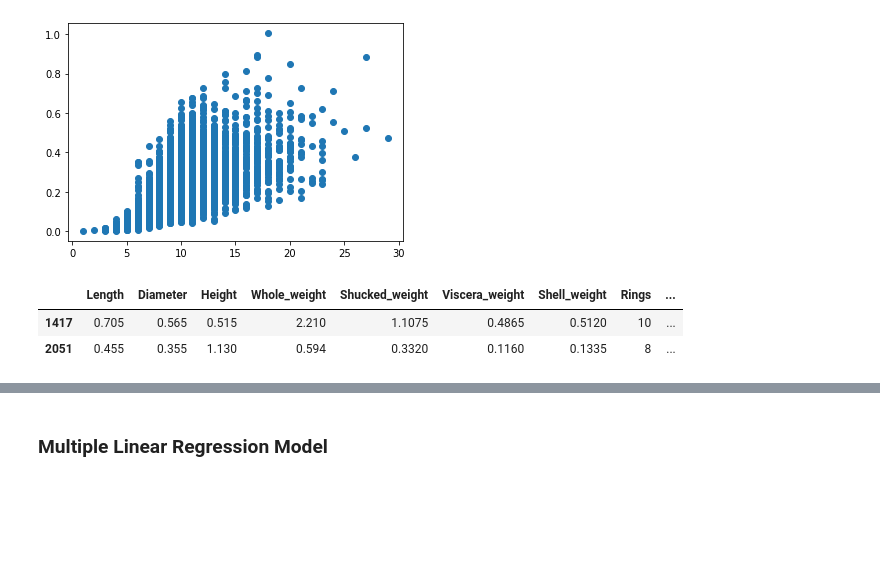
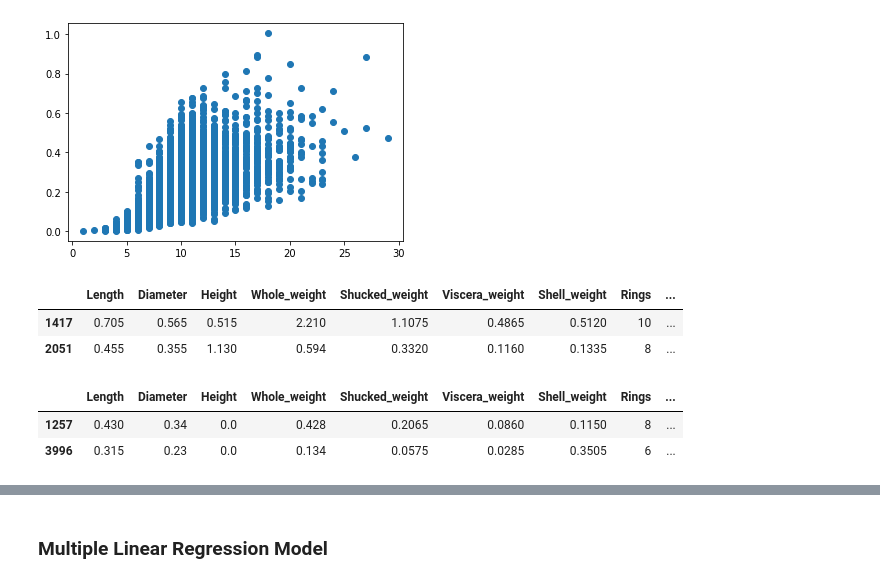
Before and after one commit to d0rtilla/AbaloneAgePredictionProject, a Jupyter notebook: Abalone_Age_Prediction.ipynb, the cells around one changed output, grey strips where cells are left out. Saved outputs shown, nothing was run; the diff lists cells and outputs as text; code cells hidden in the pictures; blank space fills up the shorter version.

```diff
--- a/Abalone_Age_Prediction.ipynb
+++ b/Abalone_Age_Prediction.ipynb
@@ -156,4 +176,10 @@ df.loc[df["Height"] > 0.4]
 |  | Length | Diameter | Height | Whole_weight | Shucked_weight | Viscera_weight | Shell_weight | Rings | ... |
 | 1417 | 0.705 | 0.565 | 0.515 | 2.210 | 1.1075 | 0.4865 | 0.5120 | 10 | ... |
 | 2051 | 0.455 | 0.355 | 1.130 | 0.594 | 0.3320 | 0.1160 | 0.1335 | 8 | ... |
+# %%
+df.loc[df["Height"] == 0]
+# %% [output]
+|  | Length | Diameter | Height | Whole_weight | Shucked_weight | Viscera_weight | Shell_weight | Rings | ... |
+| 1257 | 0.430 | 0.34 | 0.0 | 0.428 | 0.2065 | 0.0860 | 0.1150 | 8 | ... |
+| 3996 | 0.315 | 0.23 | 0.0 | 0.134 | 0.0575 | 0.0285 | 0.3505 | 6 | ... |
 # %%
```
Also changed, not shown: parts of 55 cells of this notebook.
